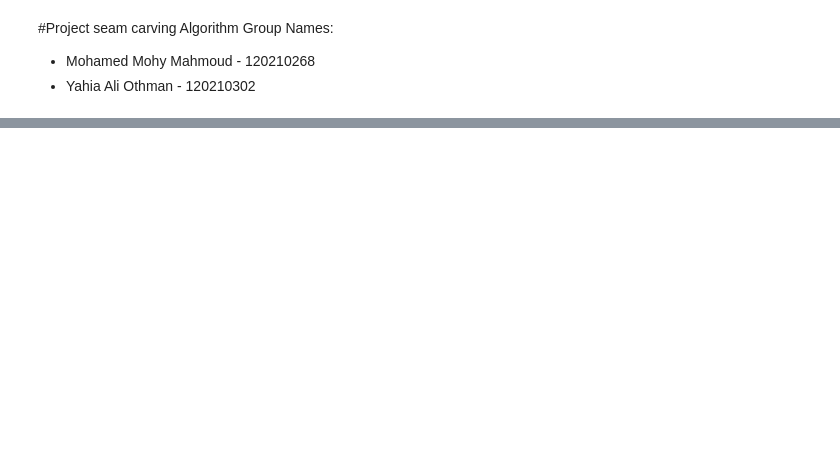
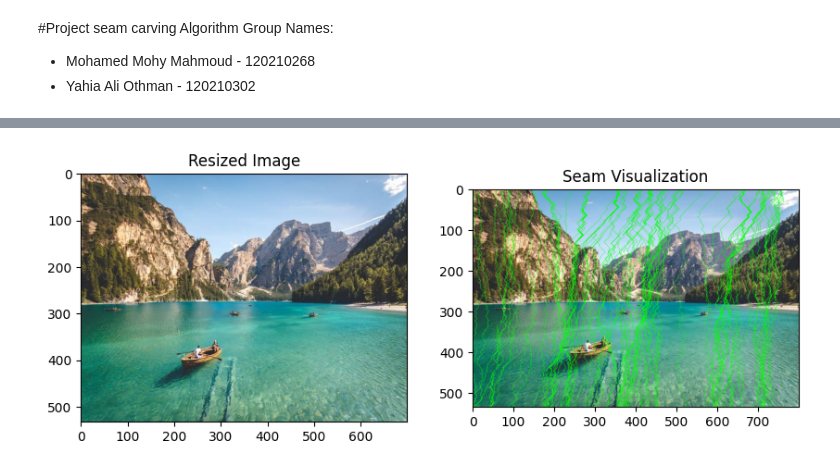
Before and after one commit to MohamedMohy01/seam-carving-Algorithm-Assignment, a Jupyter notebook: seam_carving_Algorithm_120210268_120210302.ipynb, the cells around one changed output, grey strips where cells are left out. Saved outputs shown, nothing was run; the diff lists cells and outputs as text; code cells hidden in the pictures; blank space fills up the shorter version.

```diff
--- a/seam_carving_Algorithm_120210268_120210302.ipynb
+++ b/seam_carving_Algorithm_120210268_120210302.ipynb
@@ -15,11 +17,24 @@ import numpy as np
 import matplotlib.pyplot as plt
 
 def energy_function(image):
-    """Computes energy map using Sobel filter."""
+    """Computes energy map using manual convolution instead of Sobel."""
     gray = cv2.cvtColor(image, cv2.COLOR_BGR2GRAY)
-    sobel_x = cv2.Sobel(gray, cv2.CV_64F, 1, 0, ksize=3)
-    sobel_y = cv2.Sobel(gray, cv2.CV_64F, 0, 1, ksize=3)
-    energy = np.abs(sobel_x) + np.abs(sobel_y)
+
+    # Define Sobel-like kernels manually
+    kernel_x = np.array([[-1, 0, 1],
+                          [-2, 0, 2],
+                          [-1, 0, 1]], dtype=np.float32)
+
+    kernel_y = np.array([[-1, -2, -1],
+                          [0,  0,  0],
+                          [1,  2,  1]], dtype=np.float32)
+
+    # Apply convolution manually using filter2D
+    grad_x = cv2.filter2D(gray, -1, kernel_x)
+    grad_y = cv2.filter2D(gray, -1, kernel_y)
+
+    # Compute energy map
+    energy = np.abs(grad_x) + np.abs(grad_y)
     return energy
 
 def find_seam(energy):
@@ -82,35 +97,37 @@ def visualize_seams(image, num_seams):
     for seam in seams:
         for i in range(len(seam)):
             if seam[i] < vis_with_seams.shape[1]:
-                vis_with_seams[i, seam[i]] = [0, 0, 255]  # Mark in red
+                vis_with_seams[i, seam[i]] = [0, 255, 0]  # Mark in red
 
     return vis_with_seams, vis
 
 def main():
     # Load image
     image = cv2.imread("input2.jpg")  # Change to your image filename
     image = cv2.cvtColor(image, cv2.COLOR_BGR2RGB)
 
     # Number of seams to remove
     num_seams = 100  # Change as needed
 
     # Perform seam carving
     resized_image = seam_carving(image, num_seams)
 
     # Visualize seams
     vis_seams, _ = visualize_seams(image, num_seams)
 
     # Display results
     plt.figure(figsize=(10, 5))
     plt.subplot(1, 2, 1)
     plt.imshow(resized_image)
     plt.title("Resized Image")
 
     plt.subplot(1, 2, 2)
     plt.imshow(vis_seams)
     plt.title("Seam Visualization")
 
     plt.show()
 
 if __name__ == "__main__":
     main()
+# %% [output]
+[figure, added]
```
Also changed, not shown: parts of 2 cells of this notebook.
